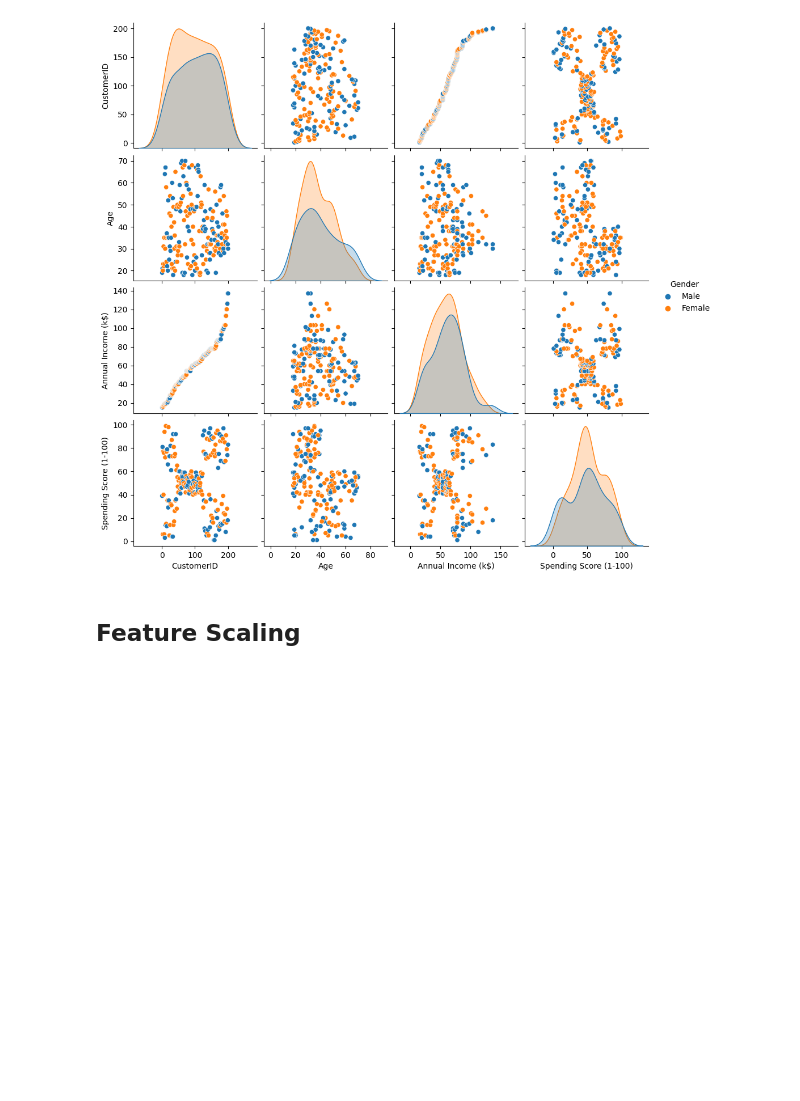
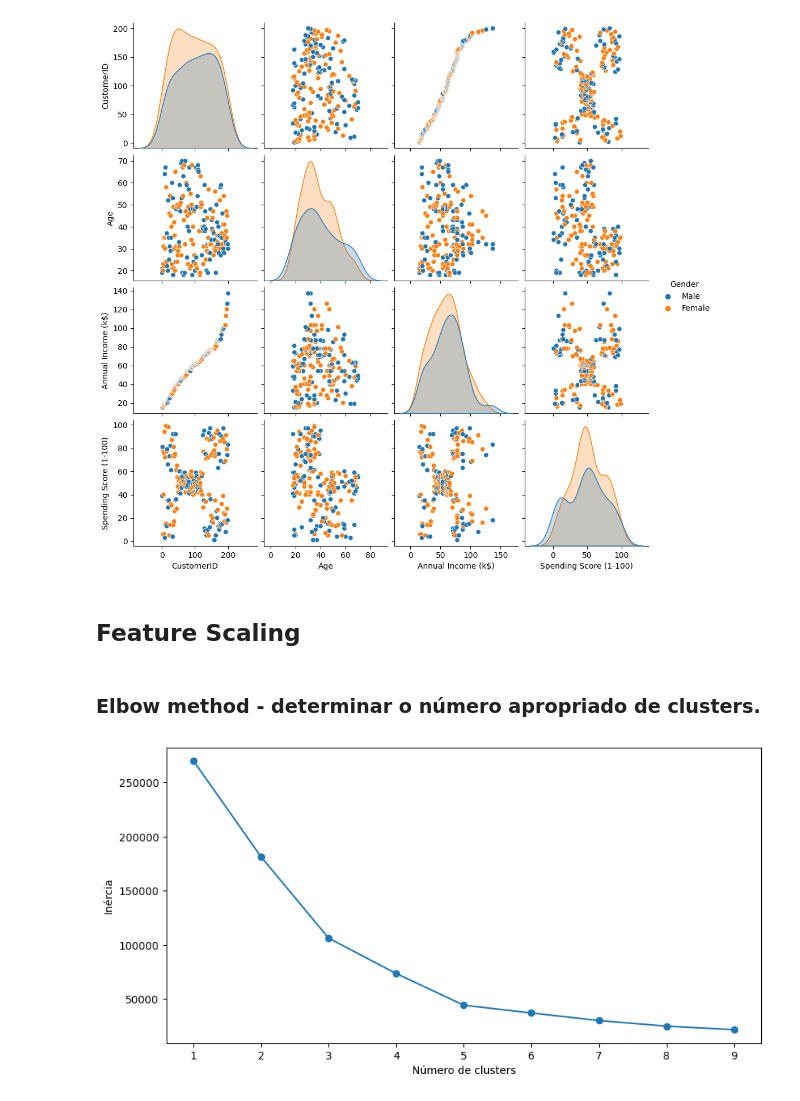
Before and after one commit to MCardosoDev/F_Clusterizacao, a Jupyter notebook: clusterizacao.ipynb, the cells around one changed output. Drawn from its saved outputs; the diff is of its cells as text; code cells hidden in the pictures; blank space fills up the shorter version.

```diff
--- a/clusterizacao.ipynb
+++ b/clusterizacao.ipynb
@@ -109,3 +113,21 @@ plt.show()
 scaler = StandardScaler()
 scaler.fit(df[['Annual Income (k$)','Spending Score (1-100)']])
 df_scaler = scaler.transform(df[['Annual Income (k$)','Spending Score (1-100)']])
+# %% [markdown]
+### Elbow method - determinar o número apropriado de clusters.
+# %%
+k = list(range(1, 10))
+sse = []
+
+for i in k:
+    kmeans = KMeans(n_clusters=i, random_state=0)
+    kmeans.fit(df[['Annual Income (k$)', 'Spending Score (1-100)']])
+    sse.append(kmeans.inertia_)
+
+plt.rcParams['figure.figsize'] = (10, 5)
+plt.plot(k, sse, '-o')
+plt.xlabel(r'Número de clusters')
+plt.ylabel('Inércia')
+plt.show()
+# %% [output]
+[figure, added]
```
Also changed, not shown: parts of 13 cells of this notebook.
